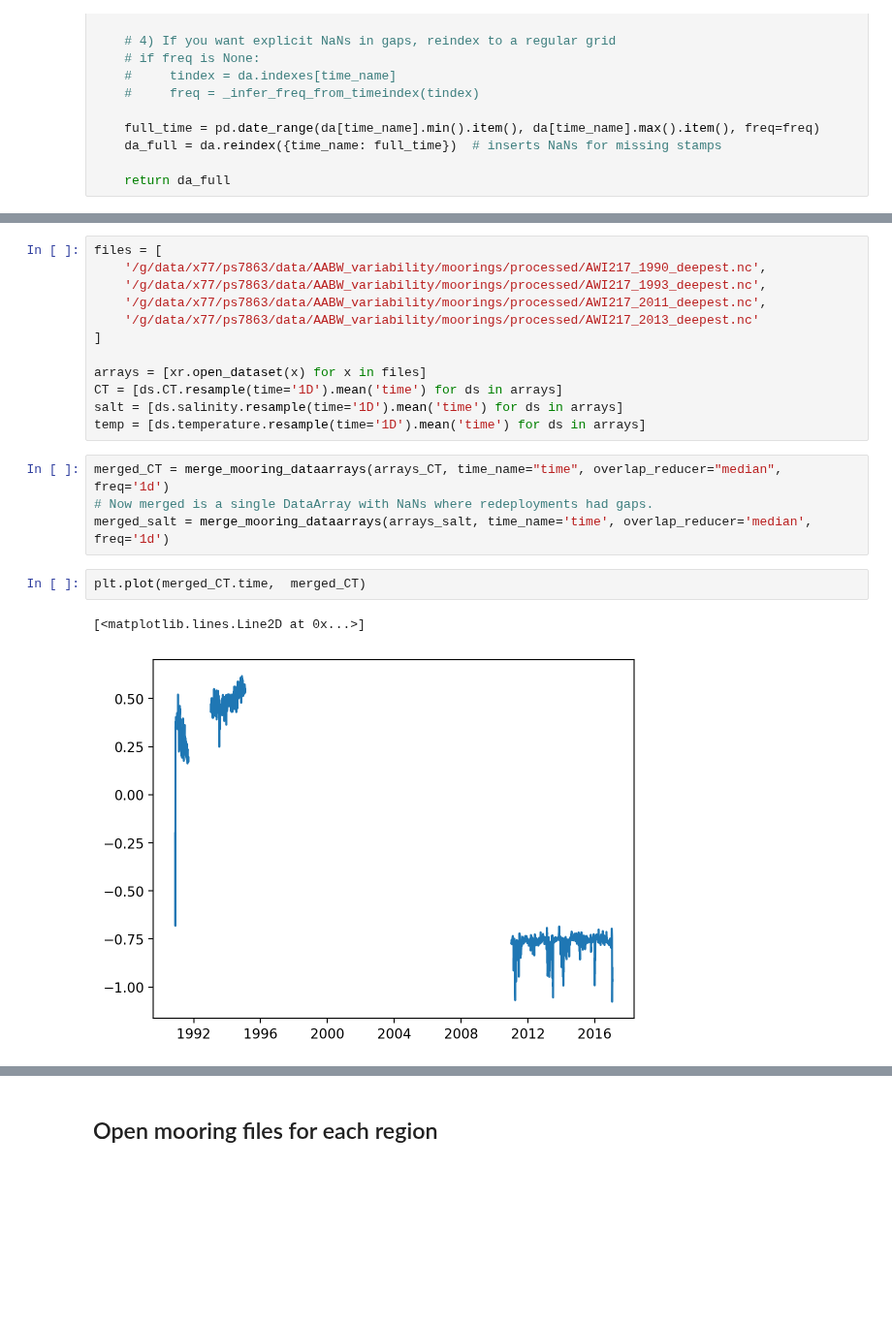
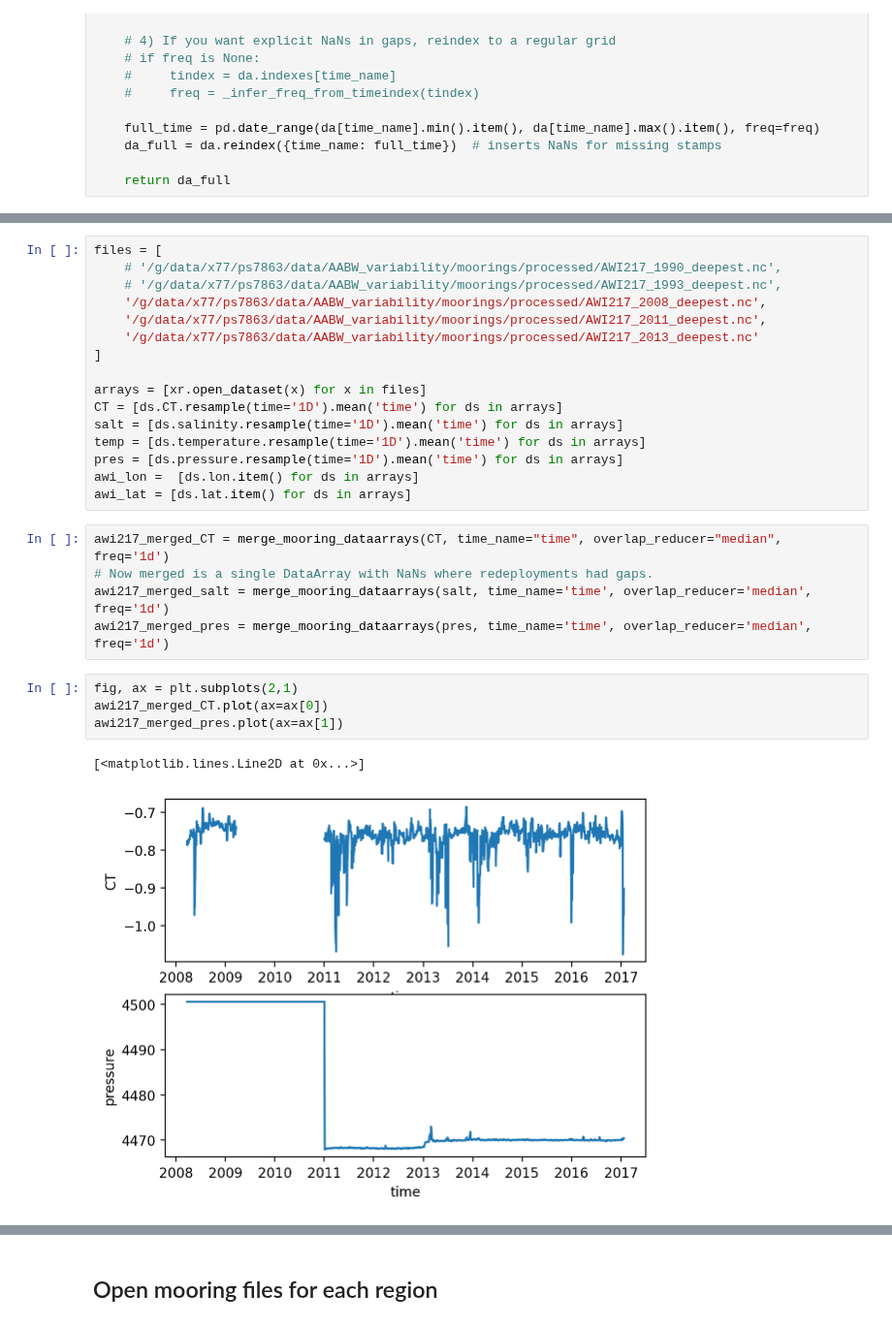
Before and after one commit to polinaesia/AABW_variability, a Jupyter notebook: Figure_model_validation_bottom.ipynb, the cells around one changed output, grey strips where cells are left out. Shown at 97% size. Cells and saved outputs as stored; diff of their text form; blank space fills up the shorter version.

```diff
--- a/Figure_model_validation_bottom.ipynb
+++ b/Figure_model_validation_bottom.ipynb
@@ -288,7 +278,8 @@ xr.open_dataset('/g/data/x77/ps7863/data/AABW_variability/moorings/processed/AWI
 # %%
 files = [
-    '/g/data/x77/ps7863/data/AABW_variability/moorings/processed/AWI217_1990_deepest.nc',
-    '/g/data/x77/ps7863/data/AABW_variability/moorings/processed/AWI217_1993_deepest.nc',
+    # '/g/data/x77/ps7863/data/AABW_variability/moorings/processed/AWI217_1990_deepest.nc',
+    # '/g/data/x77/ps7863/data/AABW_variability/moorings/processed/AWI217_1993_deepest.nc',
+    '/g/data/x77/ps7863/data/AABW_variability/moorings/processed/AWI217_2008_deepest.nc',
     '/g/data/x77/ps7863/data/AABW_variability/moorings/processed/AWI217_2011_deepest.nc',
     '/g/data/x77/ps7863/data/AABW_variability/moorings/processed/AWI217_2013_deepest.nc'
 ]
@@ -297,12 +288,18 @@ arrays = [xr.open_dataset(x) for x in files]
 CT = [ds.CT.resample(time='1D').mean('time') for ds in arrays]
 salt = [ds.salinity.resample(time='1D').mean('time') for ds in arrays]
 temp = [ds.temperature.resample(time='1D').mean('time') for ds in arrays]
+pres = [ds.pressure.resample(time='1D').mean('time') for ds in arrays]
+awi_lon =  [ds.lon.item() for ds in arrays]
+awi_lat = [ds.lat.item() for ds in arrays]
 # %%
-merged_CT = merge_mooring_dataarrays(arrays_CT, time_name="time", overlap_reducer="median", freq='1d')
+awi217_merged_CT = merge_mooring_dataarrays(CT, time_name="time", overlap_reducer="median", freq='1d')
 # Now merged is a single DataArray with NaNs where redeployments had gaps.
-merged_salt = merge_mooring_dataarrays(arrays_salt, time_name='time', overlap_reducer='median', freq='1d')
+awi217_merged_salt = merge_mooring_dataarrays(salt, time_name='time', overlap_reducer='median', freq='1d')
+awi217_merged_pres = merge_mooring_dataarrays(pres, time_name='time', overlap_reducer='median', freq='1d')
 # %%
-plt.plot(merged_CT.time,  merged_CT)
+fig, ax = plt.subplots(2,1)
+awi217_merged_CT.plot(ax=ax[0])
+awi217_merged_pres.plot(ax=ax[1])
 # %% [output]
 [<matplotlib.lines.Line2D at 0x...>]
-[figure, old version]
+[figure, new version]
```
Also changed, not shown: parts of 39 cells of this notebook, 9 other files.
